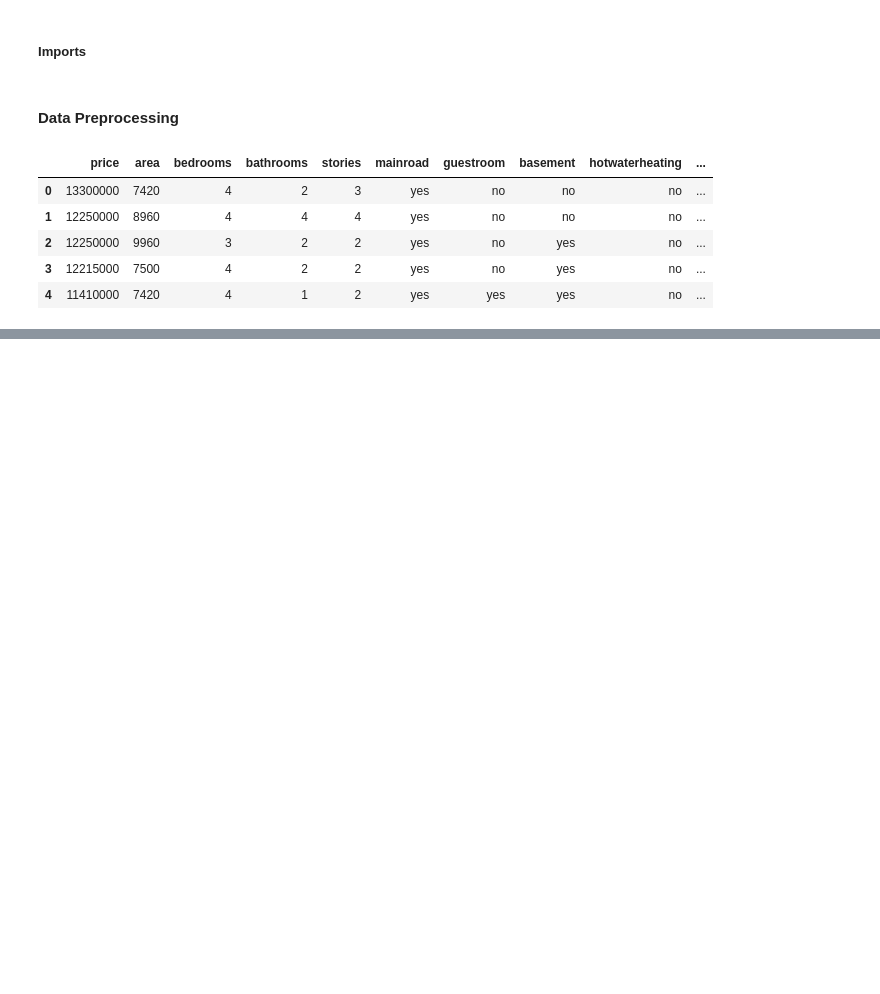
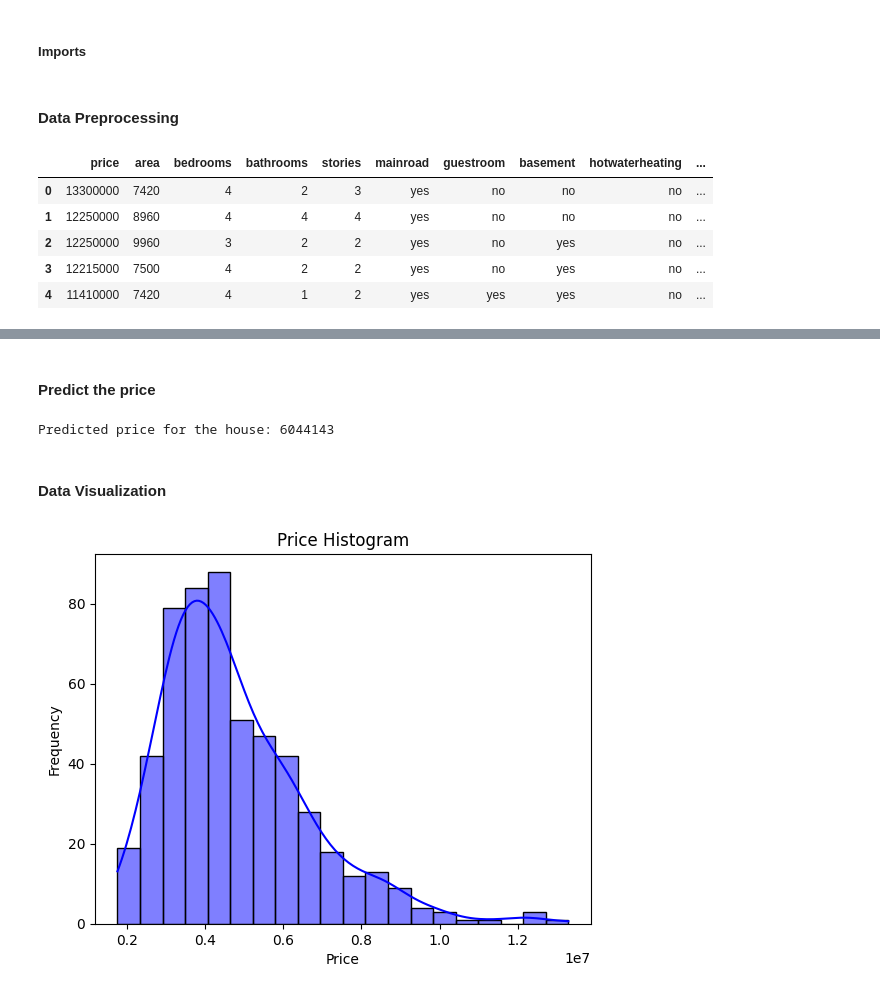
Before and after one commit to emmanuelepp/house-prediction, a Jupyter notebook: housepp.ipynb, the cells around one changed output, grey strips where cells are left out. Cells and saved outputs as stored; diff of their text form; code cells hidden in the pictures; blank space fills up the shorter version.

```diff
--- a/housepp.ipynb
+++ b/housepp.ipynb
@@ -19,0 +69,8 @@ data.head()
+# %%
+# One-hot encodig
+binary_cols = ['mainroad', 'guestroom', 'basement', 'hotwaterheating', 'airconditioning', 'prefarea']
+for col in binary_cols:
+    data[col] = data[col].map({'yes': 1, 'no': 0})
+
+furnishingstatus_mapping = {'furnished': 1, 'semi-furnished': 2, 'unfurnished': 3}
+data['furnishingstatus'] = data['furnishingstatus'].map(furnishingstatus_mapping)
@@ -19,0 +133,44 @@ data.head()
+# %% [markdown]
+#### Predict the price
+# %%
+# Make sure to use the same codes you used in your original encoding
+
+house = pd.DataFrame({
+    'area': [3850],
+    'bedrooms': [3],
+    'bathrooms': [2],
+    'stories': [2],
+    'mainroad': [1],
+    'guestroom': [0],
+    'basement': [0],
+    'hotwaterheating': [0],
+    'airconditioning': [1],
+    'parking': [0],
+    'prefarea': [1],
+    'furnishingstatus': [2]
+})
+
+# Scaling
+new_house_scaled = scaler.transform(house)
+
+# Predict the price
+predicted_price = model.predict(new_house_scaled)
+price = int(round(predicted_price[0], 0))
+print("Predicted price for the house:", price)
+# %% [output]
+Predicted price for the house: 6044143
+# %% [markdown]
+#### Data Visualization
+# %%
+# This graph allows you to understand the distribution of house prices in your dataset.
+# It helps you identify whether prices follow a normal distribution or if there are outliers that need to be considered.
+
+sb.histplot(data['price'], bins=20, color='blue', edgecolor='black', kde=True)
+
+plt.xlabel('Price')
+plt.ylabel('Frequency')
+plt.title('Price Histogram')
+
+plt.show()
+# %% [output]
+[figure, added]
```
Also changed, not shown: parts of 15 cells of this notebook, 1 other file.
